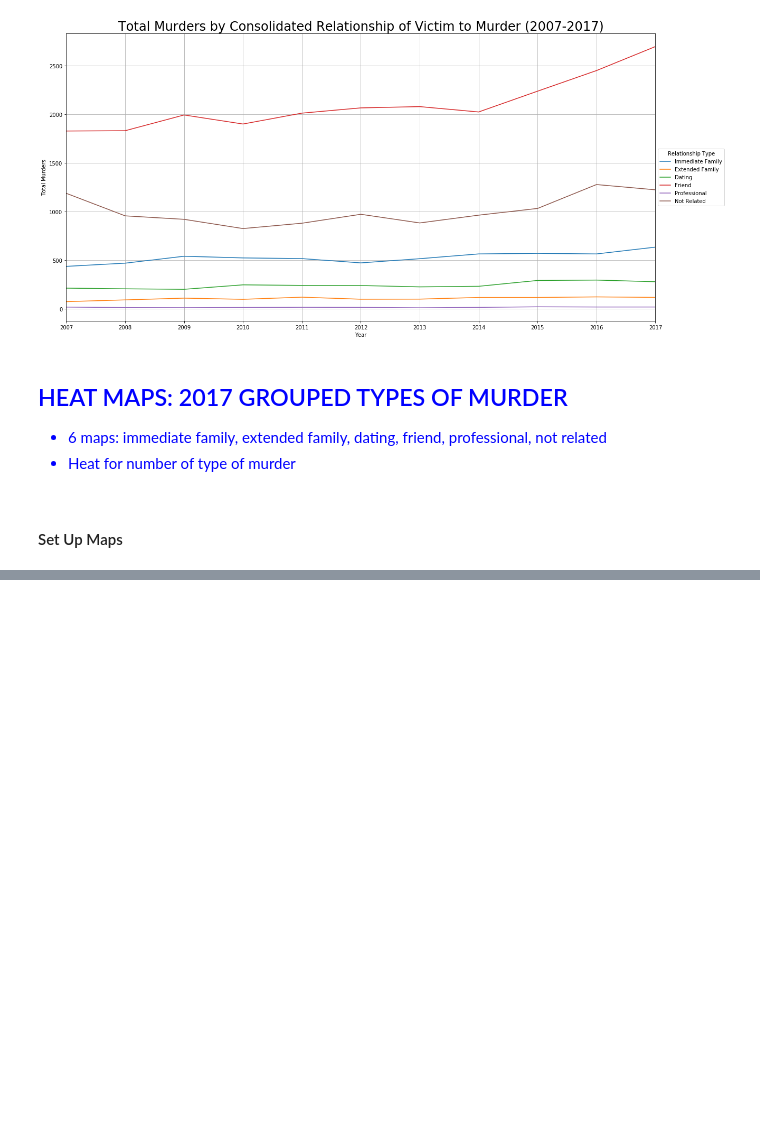
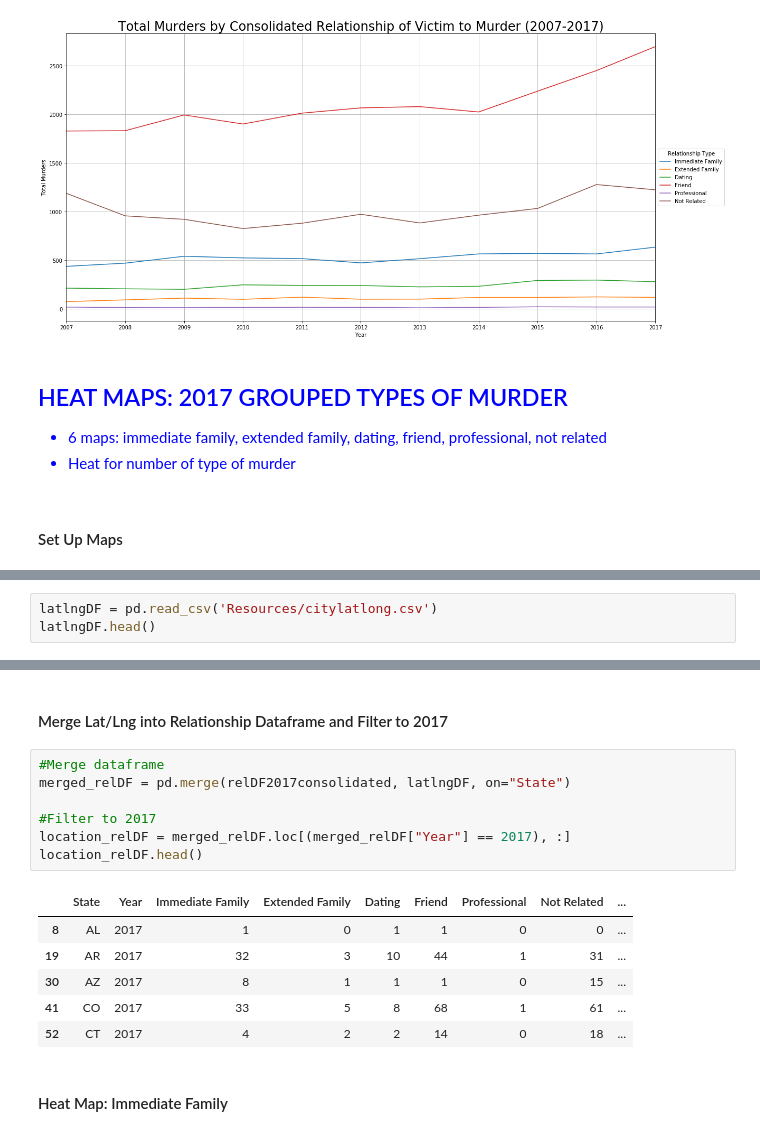
Before and after one commit to stace2775/07-Group_Project_1, a Jupyter notebook: Relationships.ipynb, the cells around one changed output, grey strips where cells are left out. Saved outputs shown, nothing was run; the diff lists cells and outputs as text; blank space fills up the shorter version.

Commit message:
Heatmaps by relationship 2017

```diff
--- a/Relationships.ipynb
+++ b/Relationships.ipynb
@@ -556,0 +559,3 @@ gmaps.configure(km_gmaps_key)
+# %%
+latlngDF = pd.read_csv('Resources/citylatlong.csv')
+latlngDF.head()
@@ -556,0 +620,18 @@ gmaps.configure(km_gmaps_key)
+# %% [markdown]
+#### Merge Lat/Lng into Relationship Dataframe and Filter to 2017
+# %%
+#Merge dataframe
+merged_relDF = pd.merge(relDF2017consolidated, latlngDF, on="State")
+
+#Filter to 2017
+location_relDF = merged_relDF.loc[(merged_relDF["Year"] == 2017), :]
+location_relDF.head()
+# %% [output]
+|  | State | Year | Immediate Family | Extended Family | Dating | Friend | Professional | Not Related | ... |
+| 8 | AL | 2017 | 1 | 0 | 1 | 1 | 0 | 0 | ... |
+| 19 | AR | 2017 | 32 | 3 | 10 | 44 | 1 | 31 | ... |
+| 30 | AZ | 2017 | 8 | 1 | 1 | 1 | 0 | 15 | ... |
+| 41 | CO | 2017 | 33 | 5 | 8 | 68 | 1 | 61 | ... |
+| 52 | CT | 2017 | 4 | 2 | 2 | 14 | 0 | 18 | ... |
+# %% [markdown]
+#### Heat Map: Immediate Family
```
Also changed, not shown: parts of 15 cells of this notebook, 6 other files.
